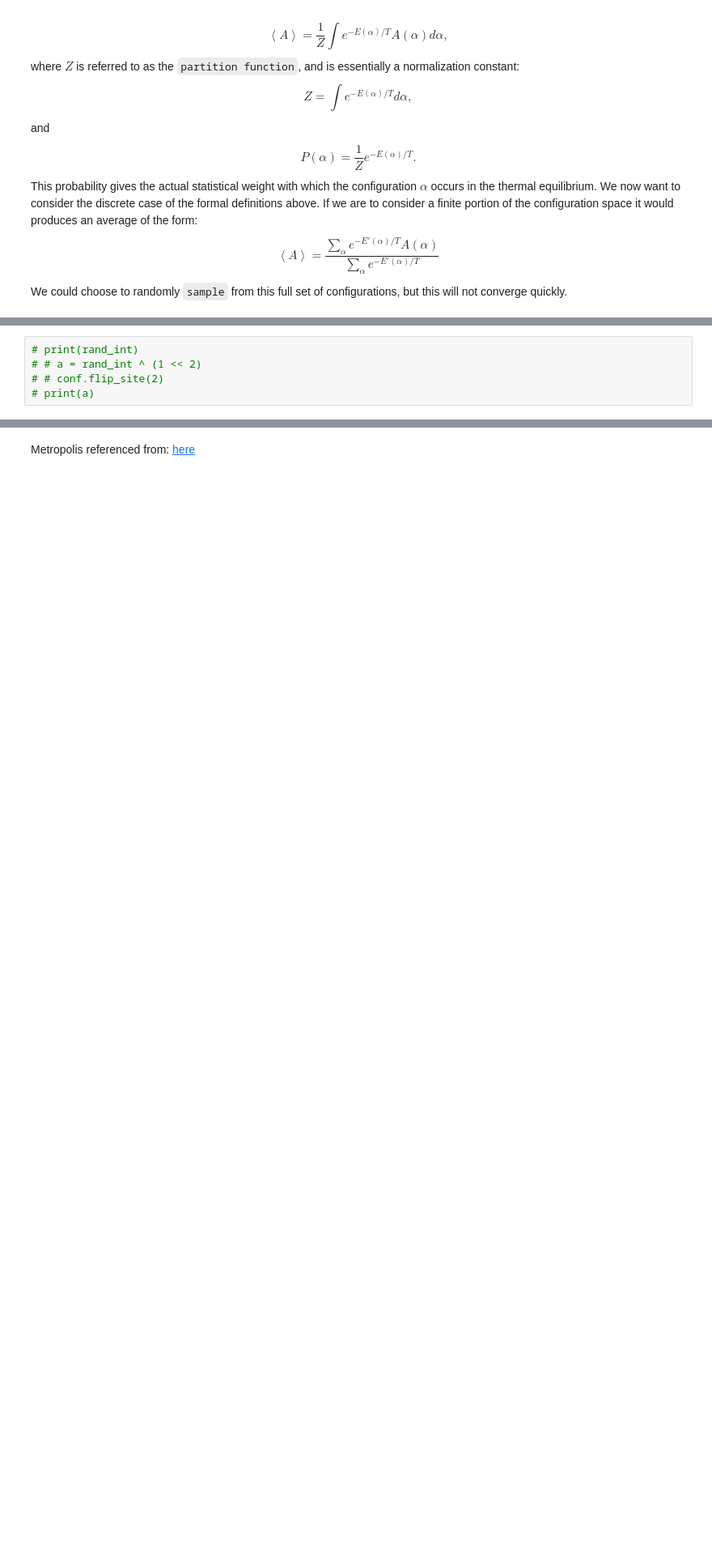
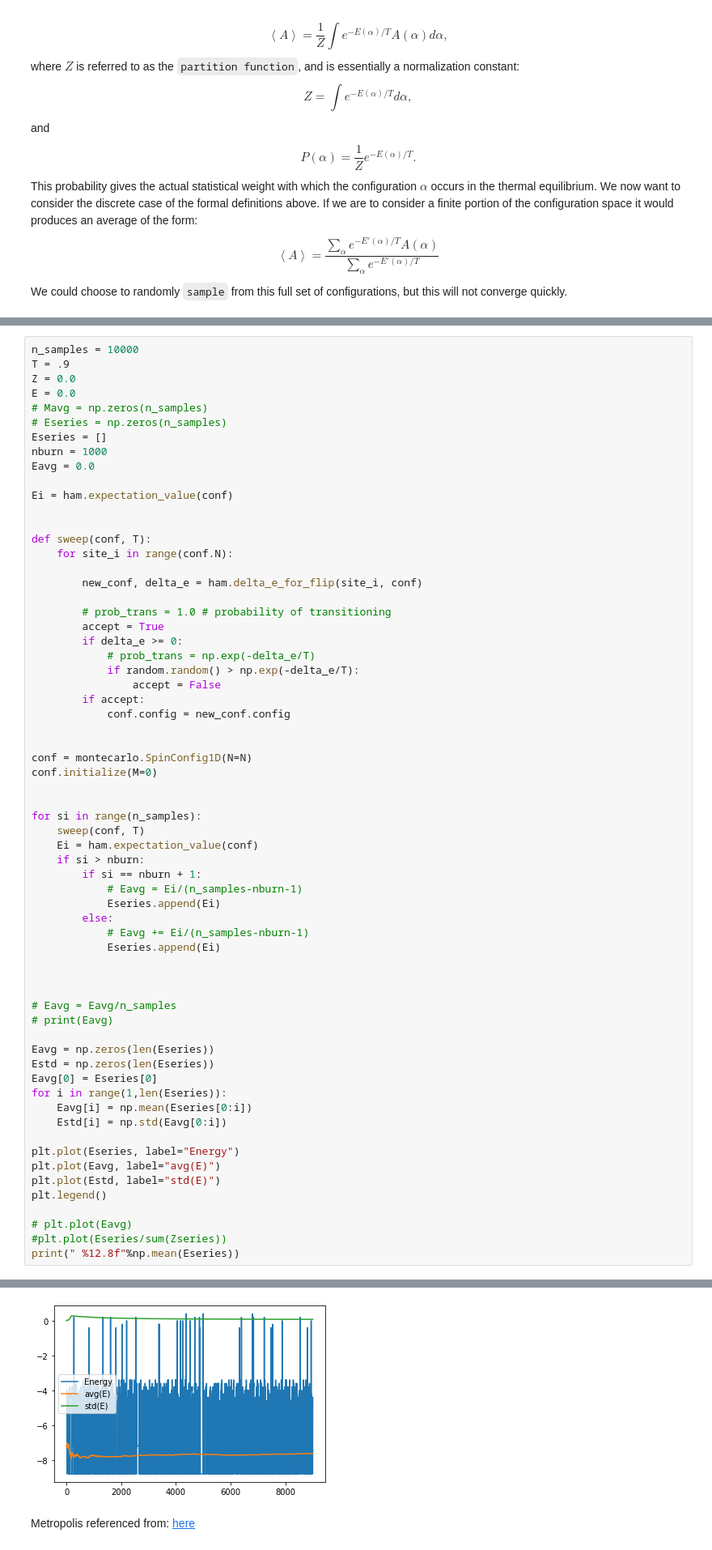
Before and after one commit to Reesem89/MonteCarlo, a Jupyter notebook: ising.ipynb, the cells around one changed output, grey strips where cells are left out. Shown: that part at 81% size. Drawn from its saved outputs; the diff is of its cells as text; blank space fills up the shorter version.

```diff
--- a/ising.ipynb
+++ b/ising.ipynb
@@ -152,5 +175,65 @@ plt.legend();
 # %%
-# print(rand_int)
-# # a = rand_int ^ (1 << 2)
-# # conf.flip_site(2)
-# print(a)
+n_samples = 10000
+T = .9
+Z = 0.0
+E = 0.0
+# Mavg = np.zeros(n_samples)
+# Eseries = np.zeros(n_samples)
+Eseries = []
+nburn = 1000
+Eavg = 0.0
+
+Ei = ham.expectation_value(conf)
+
+
+def sweep(conf, T):
+    for site_i in range(conf.N):
+
+        new_conf, delta_e = ham.delta_e_for_flip(site_i, conf)
+
+        # prob_trans = 1.0 # probability of transitioning
+        accept = True
+        if delta_e >= 0:
+            # prob_trans = np.exp(-delta_e/T)
+            if random.random() > np.exp(-delta_e/T):
+                accept = False
+        if accept:
+            conf.config = new_conf.config
+
+
+conf = montecarlo.SpinConfig1D(N=N)
+conf.initialize(M=0)
+
+
+for si in range(n_samples):
+    sweep(conf, T)
+    Ei = ham.expectation_value(conf)
+    if si > nburn:
+        if si == nburn + 1:
+            # Eavg = Ei/(n_samples-nburn-1)
+            Eseries.append(Ei)
+        else:
+            # Eavg += Ei/(n_samples-nburn-1)
+            Eseries.append(Ei)
+
+
+
+# Eavg = Eavg/n_samples
+# print(Eavg)
+
+Eavg = np.zeros(len(Eseries))
+Estd = np.zeros(len(Eseries))
+Eavg[0] = Eseries[0]
+for i in range(1,len(Eseries)):
+    Eavg[i] = np.mean(Eseries[0:i])
+    Estd[i] = np.std(Eavg[0:i])
+
+plt.plot(Eseries, label="Energy")
+plt.plot(Eavg, label="avg(E)")
+plt.plot(Estd, label="std(E)")
+plt.legend()
+
+# plt.plot(Eavg)
+#plt.plot(Eseries/sum(Zseries))
+print(" %12.8f"%np.mean(Eseries))
+# %% [output]
@@ -157,2 +242,3 @@ plt.legend();
+[figure, added]
 # %% [markdown]
 Metropolis referenced from: [here](https://arxiv.org/pdf/0803.0217.pdf)
```
Also changed, not shown: parts of 4 cells of this notebook.
